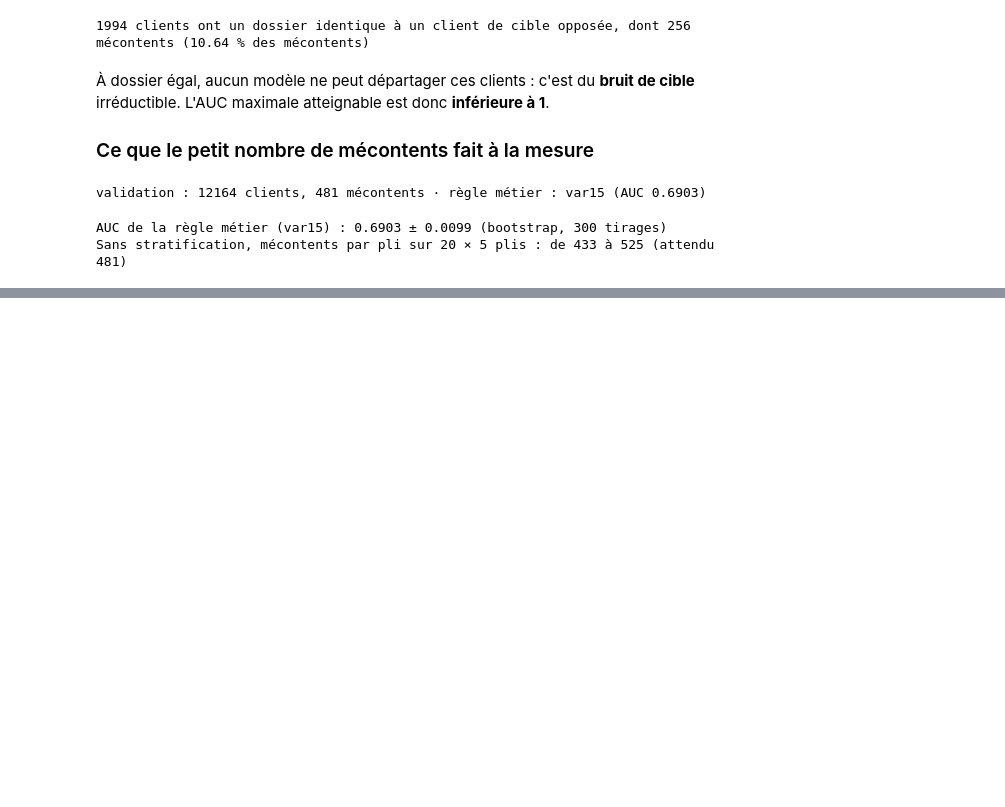
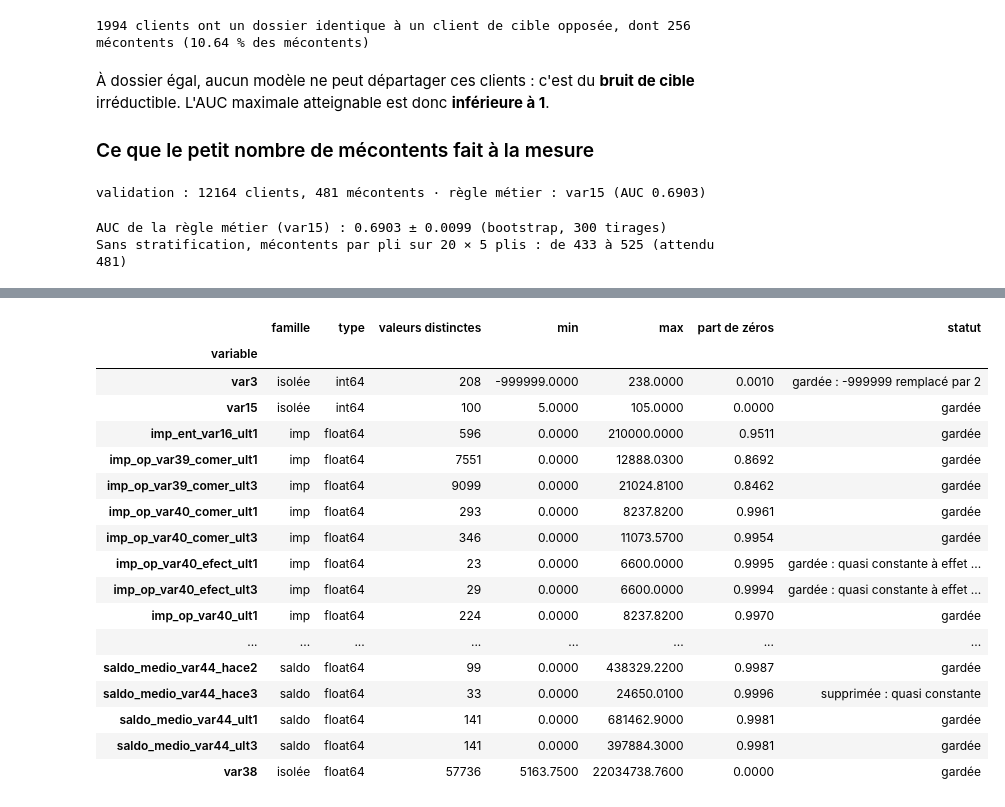
Before and after one commit to billy71-hope/santander-satisfaction, a Jupyter notebook: carnets/P3_trous_cardinalite_cibles.ipynb, the cells around one changed output, grey strips where cells are left out. Drawn from its saved outputs; the diff is of its cells as text; code cells hidden in the pictures; blank space fills up the shorter version.

```diff
--- a/carnets/P3_trous_cardinalite_cibles.ipynb
+++ b/carnets/P3_trous_cardinalite_cibles.ipynb
@@ -366,0 +477,21 @@ Sans stratification, mécontents par pli sur 20 × 5 plis : de 433 à 525 (atten
+# %%
+def statut(c):
+    if c in CONSTANTES:
+        return "supprimée : constante"
+    if c in QUASI_SUPPRIMEES:
+        return "supprimée : quasi constante"
+    if c in QUASI_GARDEES:
+        return "gardée : quasi constante à effet réel"
+    if c == "var3":
+        return "gardée : -999999 remplacé par 2"
+    if c == "var36":
+        return "gardée : encodée en catégories"
+    if c.startswith("delta_") and (tout[c] == 9999999999).any():
+        return "gardée : 9999999999 remplacé par 9"
+    return "gardée"
+
+DICTIONNAIRE = resume.assign(statut=[statut(c) for c in VARIABLES])
+display(pd.crosstab(DICTIONNAIRE["famille"], DICTIONNAIRE["statut"], margins=True, margins_name="total"))
+with pd.option_context("display.max_rows", 400):
+    display(DICTIONNAIRE)
+# %% [output]
@@ -366,0 +507,18 @@ Sans stratification, mécontents par pli sur 20 × 5 plis : de 433 à 525 (atten
+|  | famille | type | valeurs distinctes | min | max | part de zéros | statut |
+| variable |  |  |  |  |  |  |  |
+| var3 | isolée | int64 | 208 | -999999.0000 | 238.0000 | 0.0010 | gardée : -999999 remplacé par 2 |
+| var15 | isolée | int64 | 100 | 5.0000 | 105.0000 | 0.0000 | gardée |
+| imp_ent_var16_ult1 | imp | float64 | 596 | 0.0000 | 210000.0000 | 0.9511 | gardée |
+| imp_op_var39_comer_ult1 | imp | float64 | 7551 | 0.0000 | 12888.0300 | 0.8692 | gardée |
+| imp_op_var39_comer_ult3 | imp | float64 | 9099 | 0.0000 | 21024.8100 | 0.8462 | gardée |
+| imp_op_var40_comer_ult1 | imp | float64 | 293 | 0.0000 | 8237.8200 | 0.9961 | gardée |
+| imp_op_var40_comer_ult3 | imp | float64 | 346 | 0.0000 | 11073.5700 | 0.9954 | gardée |
+| imp_op_var40_efect_ult1 | imp | float64 | 23 | 0.0000 | 6600.0000 | 0.9995 | gardée : quasi constante à effet ... |
+| imp_op_var40_efect_ult3 | imp | float64 | 29 | 0.0000 | 6600.0000 | 0.9994 | gardée : quasi constante à effet ... |
+| imp_op_var40_ult1 | imp | float64 | 224 | 0.0000 | 8237.8200 | 0.9970 | gardée |
+| ... | ... | ... | ... | ... | ... | ... | ... |
+| saldo_medio_var44_hace2 | saldo | float64 | 99 | 0.0000 | 438329.2200 | 0.9987 | gardée |
+| saldo_medio_var44_hace3 | saldo | float64 | 33 | 0.0000 | 24650.0100 | 0.9996 | supprimée : quasi constante |
+| saldo_medio_var44_ult1 | saldo | float64 | 141 | 0.0000 | 681462.9000 | 0.9981 | gardée |
+| saldo_medio_var44_ult3 | saldo | float64 | 141 | 0.0000 | 397884.3000 | 0.9981 | gardée |
+| var38 | isolée | float64 | 57736 | 5163.7500 | 22034738.7600 | 0.0000 | gardée |
```
Also changed, not shown: parts of 11 cells of this notebook.
